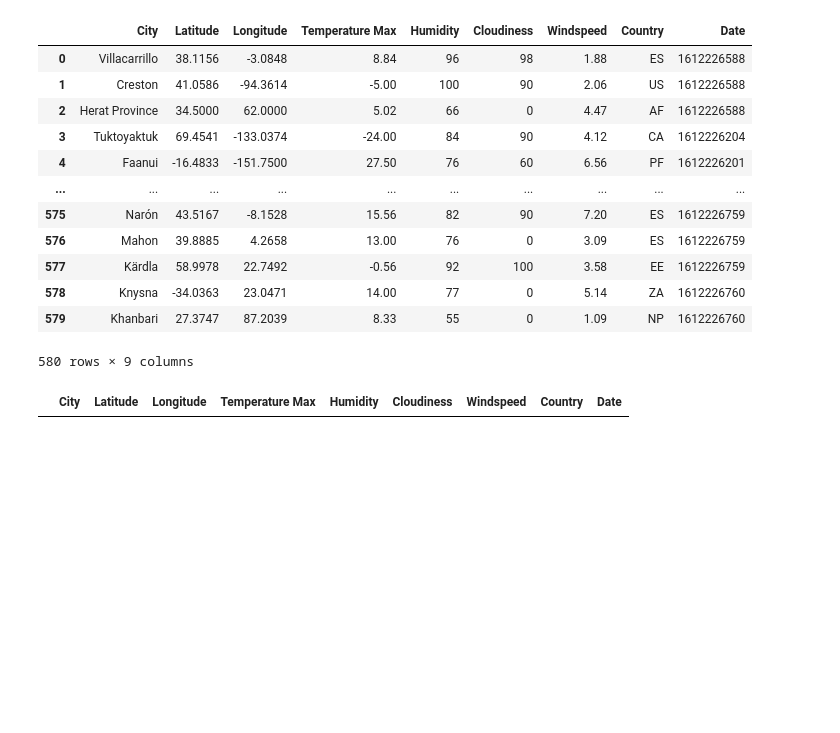
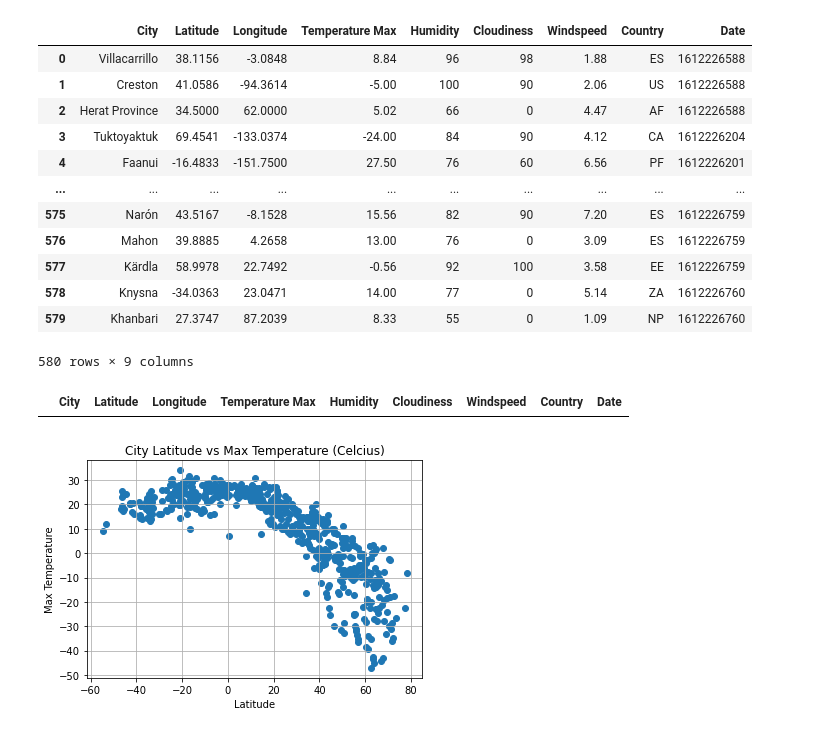
Before and after one commit to akarpie96/Python-API-Challenge, a Jupyter notebook: WeatherPy/WeatherPy.ipynb, the cells around one changed output. Cells and saved outputs as stored; diff of their text form; code cells hidden in the pictures; blank space fills up the shorter version.

```diff
--- a/WeatherPy/WeatherPy.ipynb
+++ b/WeatherPy/WeatherPy.ipynb
@@ -157,3 +157,13 @@ weather_df.loc[weather_df["Humidity"]>100, :]
 |  | City | Latitude | Longitude | Temperature Max | Humidity | Cloudiness | Windspeed | Country | Date |
 # %%
 weather_df.to_csv('city_data.csv', index=False,)
+# %%
+plt.scatter(weather_df["Latitude"],weather_df["Temperature Max"])
+
+plt.grid()
+plt.xlabel("Latitude")
+plt.ylabel("Max Temperature")
+plt.title("City Latitude vs Max Temperature (Celcius)")
+plt.savefig('City Latitude vs Max Temp.png', dpi=300)
+# %% [output]
+[figure, added]
```
Also changed, not shown: parts of 5 cells of this notebook, 4 other files.
